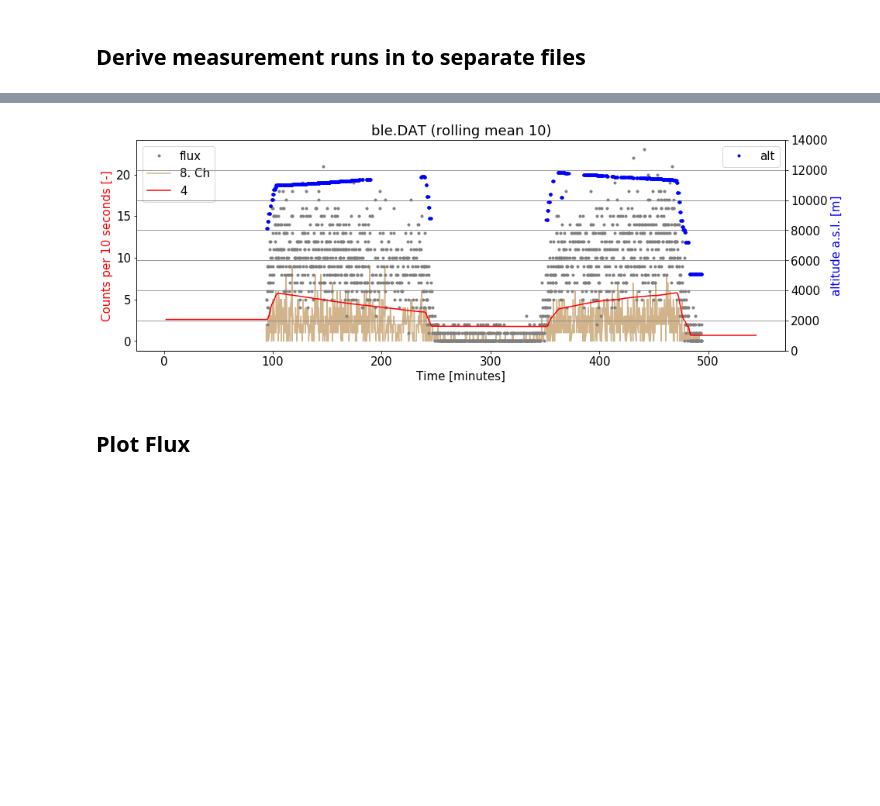
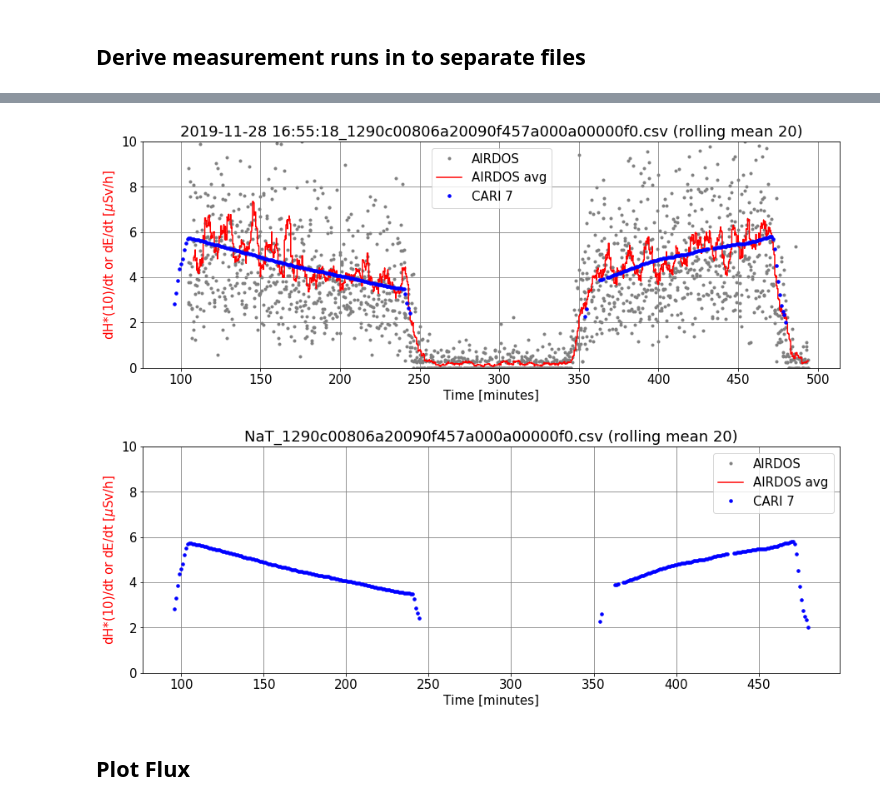
Before and after one commit to ODZ-UJF-AV-CR/Paper---AIRDOS, a Jupyter notebook: AIRDOS-G.ipynb, the cells around one changed output, grey strips where cells are left out. Cells and saved outputs as stored; diff of their text form; code cells hidden in the pictures; blank space fills up the shorter version.

Commit message:
comparison with CARI 7

```diff
--- a/AIRDOS-G.ipynb
+++ b/AIRDOS-G.ipynb
@@ -20,8 +20,8 @@ Populating the interactive namespace from numpy and matplotlib
 # %%
 #fto = './data/malaga/16/DATALOG.TXT' #  File to Open
 #fto = './data/malaga/21/DATALOG.TXT' #  File to Open
-fto = './data/malaga/98/DATALOG.TXT' #  File to Open
-#fto = './data/malaga/F0/DATALOG.TXT' #  File to Open
+#fto = './data/malaga/98/DATALOG.TXT' #  File to Open
+fto = './data/malaga/F0/DATALOG.TXT' #  File to Open
 
 print (fto)
 
@@ -213,7 +213,7 @@ matplotlib.rcParams.update({'font.size': 15})
 
 NOISE_LEVEL= 8
 LAST_CHANNEL=254
-WINDOW = 10
+WINDOW = 20
 
 for f in glob.iglob("./output/*.csv"): # generator, search immediate subdirectories
     plt.figure(figsize=(15,5))
@@ -223,42 +223,55 @@ for f in glob.iglob("./output/*.csv"): # generator, search immediate subdirector
     #xx.set_index('date', inplace = True)
     #xx = xx.loc['2019-11-27 00:00:00':'2019-11-29 01:30:00']
 
+    s = f.split('/')
+    plt.title(s[len(s)-1] + ' (rolling mean ' + str(WINDOW) + ')')
+
     # Deposited energy
     e = pd.DataFrame()
     e['Ch']=range(0,256)
     e['ener'] = e.index * 0.038 + 0.105
-    xx['ener'] = (np.asarray(xx.iloc[:,8:256]) * np.asarray(e.loc[3:250,'ener'])).sum()
+    xx['ener'] = (np.asarray(xx.iloc[:,8:256]) * np.asarray(e.loc[3:250,'ener'])).sum(axis=1)
+
+
+    # size of the chip (20 mm · 10 mm),
+    # the thickness of the depletion layer (0.3 mm),
+    # and the density of silicon (2.33 g cm^3)
+    # 0.1398e-3 kg
+    xx['dsi'] = ((1e6 * (1.602e-19 * xx['ener'] * 1e6)/0.1398e-3)/10.4) * 3600 * 2.71 # in uGy/h
 
     xx['flux'] = xx.iloc[:,range(NOISE_LEVEL,LAST_CHANNEL)].sum(axis=1)
 
     xx['fluxmean'] = xx['flux'].rolling(WINDOW).mean()
+    xx['dsimean'] = xx['dsi'].rolling(WINDOW).mean()
 
-    plt.plot(xx['minute'], xx['flux'], c='gray', linestyle='', marker='.')
+    #plt.plot(xx['minute'], xx['flux'], c='gray', linestyle='', marker='.')
+    plt.plot(xx['minute'], xx['dsi'], c='gray', linestyle='', marker='.', label='AIRDOS')
+    plt.plot(xx['minute'],xx['dsimean'],c='red', drawstyle='steps-mid', label='AIRDOS avg')
     #plt.plot(xx.iloc[:,'minute'],xx['fluxmean']c='red')
-    plt.plot(xx.loc[:,'minute'],xx.iloc[:,NOISE_LEVEL],c='tan',label= str(NOISE_LEVEL) + '. Ch' ,zorder=1)
+    #plt.plot(xx.loc[:,'minute'],xx.iloc[:,NOISE_LEVEL],c='tan',label= str(NOISE_LEVEL) + '. Ch' ,zorder=1)
 
-
+    # CARI 7
     f = './data/ble.DAT' #  File to Open
     df = pd.read_csv(f, engine='python', header=None, delim_whitespace=True, skiprows=2, skipfooter=3 )
-    plt.plot(df[3],df[4], c='red')
+    plt.plot(df.loc[(df[3]>95)&(df[4]>2),3],df.loc[(df[3]>95)&(df[4]>2),4], c='blue', markersize=7, marker='.', linestyle='none', label='CARI 7')
 
+    plt.ylim([0,10])
+    #plt.yscale('log')
 
-
-    s = f.split('/')
-    plt.title(s[len(s)-1] + ' (rolling mean ' + str(WINDOW) + ')')
-    #plt.ylim([0,20])
     plt.xlabel('Time [minutes]')
-    plt.ylabel('Counts per 10 seconds [-]', color='red')
+    plt.ylabel(r'dH*(10)/dt or dE/dt [$\mu$Sv/h]', color='red')
     plt.legend(loc=2)
 
+    '''
     ax = plt.twinx()
 
     plt.ylim([0,14000])
     plt.plot(xx['minute'], xx['altitude'], c='b', label='alt', marker='.', linewidth='2', linestyle='none', drawstyle='steps-mid')
     plt.ylabel('altitude a.s.l. [m]', color='blue')
-
+    '''
     plt.grid(b=True, which='major', color='grey', linestyle='-')
     plt.grid(b=True, which='minor', color='grey', linestyle='-')
     plt.legend()
 # %% [output]
-[figure, old version]
+[figure, new version]
+[figure, added]
```
Also changed, not shown: parts of 3 cells of this notebook.
